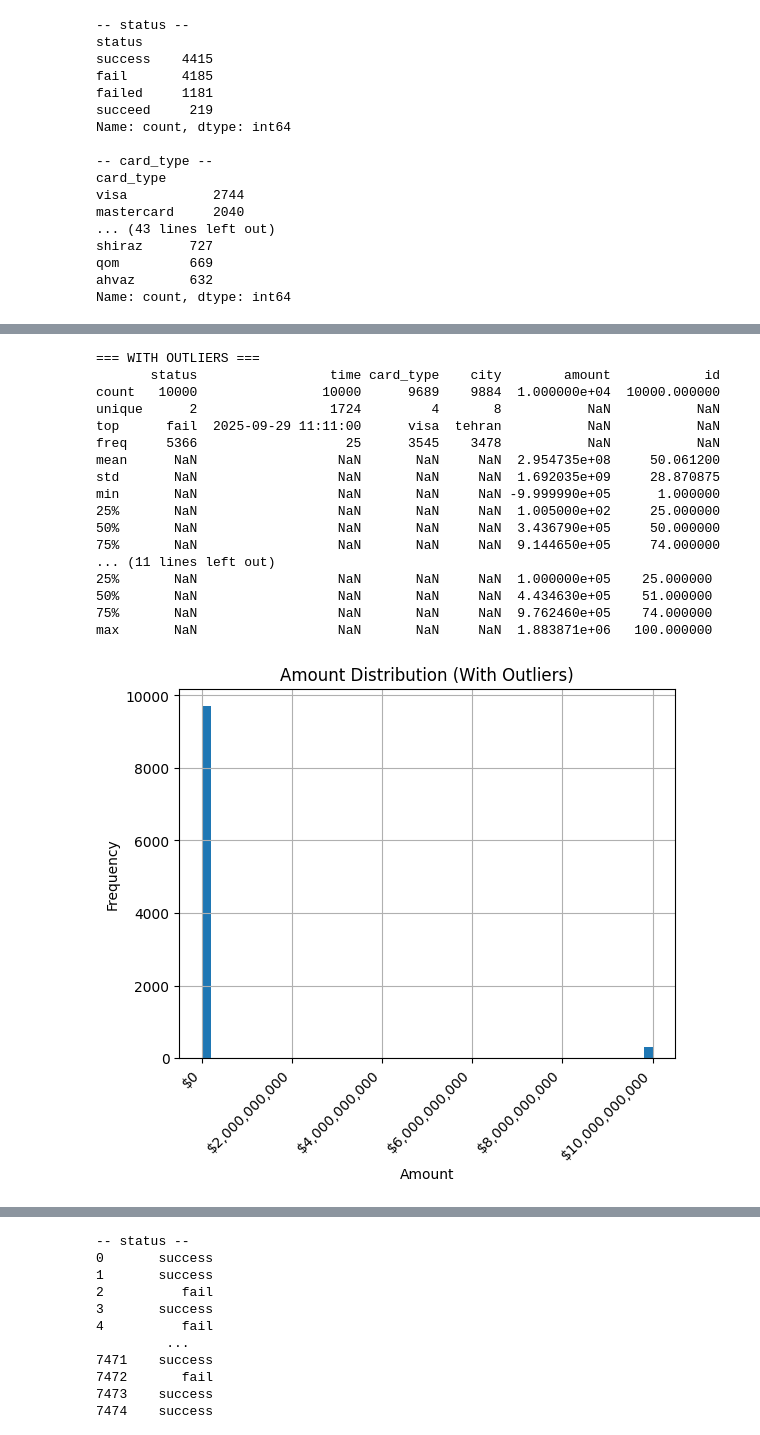
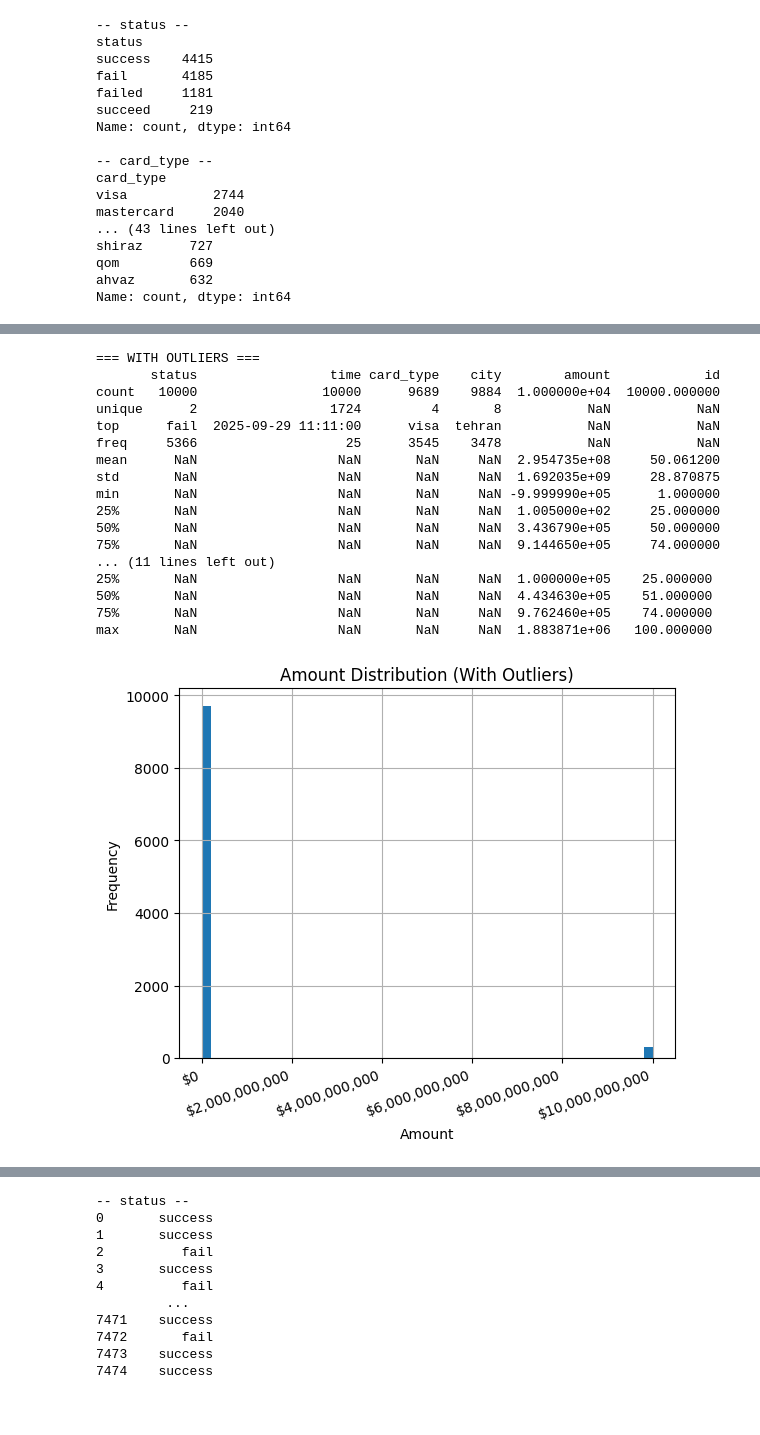
Before and after one commit to cataylor5/CSC405-Group-Project, a Jupyter notebook: src/Code.ipynb, the cells around one changed output, grey strips where cells are left out. Drawn from its saved outputs; the diff is of its cells as text; code cells hidden in the pictures; blank space fills up the shorter version.

Commit message:
Updated figures

```diff
--- a/src/Code.ipynb
+++ b/src/Code.ipynb
@@ -86,7 +86,7 @@ plt.xlabel("Amount")
 plt.ylabel("Frequency")
 
 ax.xaxis.set_major_formatter(mtick.StrMethodFormatter('${x:,.0f}'))
-plt.xticks(rotation=45, ha='right')
+plt.xticks(rotation=15, ha='right')
 
 plt.savefig('../figures/Cleaning/withOutliers')
 plt.show()
@@ -98,7 +98,7 @@ plt.xlabel("Amount")
 plt.ylabel("Frequency")
 
 ax.xaxis.set_major_formatter(mtick.StrMethodFormatter('${x:,.0f}'))
-plt.xticks(rotation=45, ha='right')
+plt.xticks(rotation=15, ha='right')
 
 plt.savefig('../figures/Cleaning/withoutOutliers')
 plt.show()
@@ -111,31 +111,31 @@ failed     1181
 succeed     219
 Name: count, dtype: int64
 
 -- card_type --
 card_type
 visa           2744
 mastercard     2040
 ... (43 lines left out)
 shiraz      727
 qom         669
 ahvaz       632
 Name: count, dtype: int64
 [figure]
 === WITH OUTLIERS ===
        status                 time card_type    city        amount            id
 count   10000                10000      9689    9884  1.000000e+04  10000.000000
 unique      2                 1724         4       8           NaN           NaN
 top      fail  2025-09-29 11:11:00      visa  tehran           NaN           NaN
 freq     5366                   25      3545    3478           NaN           NaN
 mean      NaN                  NaN       NaN     NaN  2.954735e+08     50.061200
 std       NaN                  NaN       NaN     NaN  1.692035e+09     28.870875
 min       NaN                  NaN       NaN     NaN -9.999990e+05      1.000000
 25%       NaN                  NaN       NaN     NaN  1.005000e+02     25.000000
 50%       NaN                  NaN       NaN     NaN  3.436790e+05     50.000000
 75%       NaN                  NaN       NaN     NaN  9.144650e+05     74.000000
 ... (11 lines left out)
 25%       NaN                  NaN       NaN     NaN  1.000000e+05    25.000000
 50%       NaN                  NaN       NaN     NaN  4.434630e+05    51.000000
 75%       NaN                  NaN       NaN     NaN  9.762460e+05    74.000000
 max       NaN                  NaN       NaN     NaN  1.883871e+06   100.000000
-[figure, old version]
+[figure, new version]
```
Also changed, not shown: parts of 1 cell of this notebook, 2 other files.
